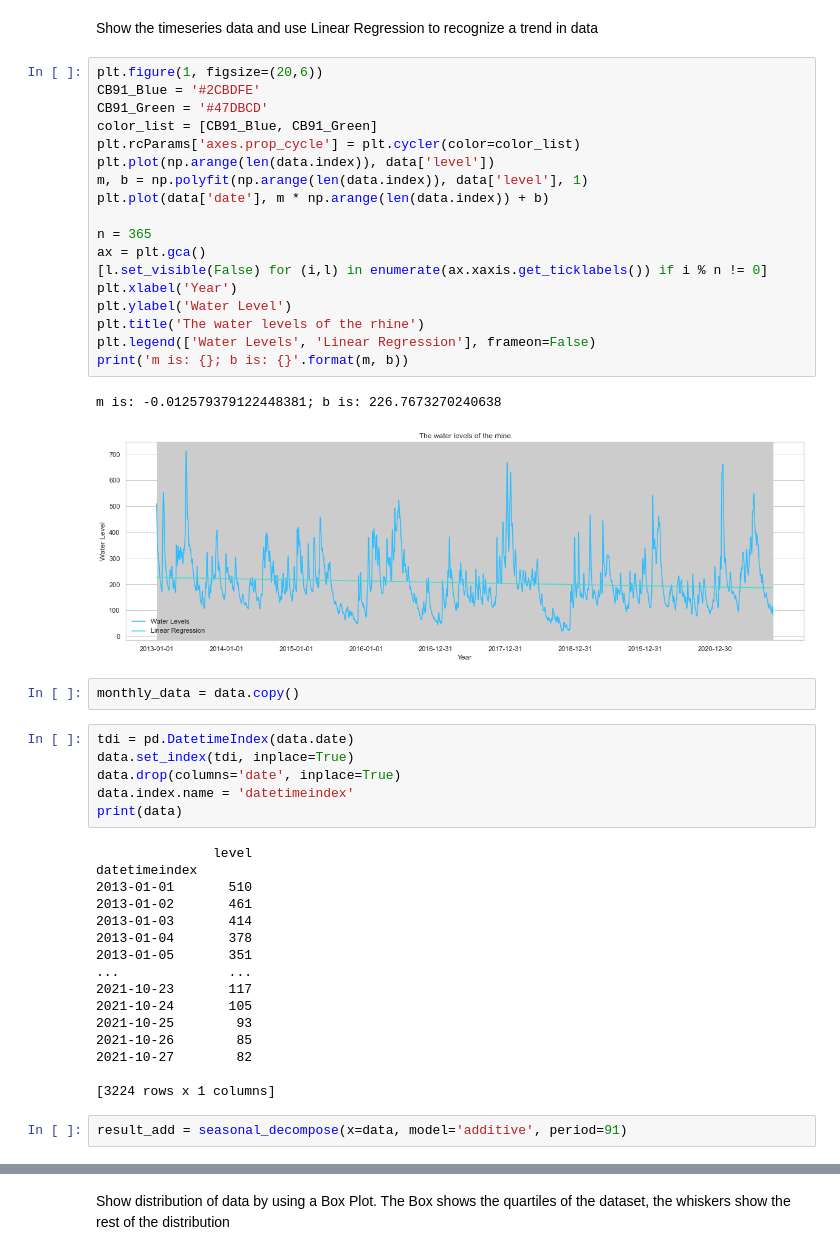
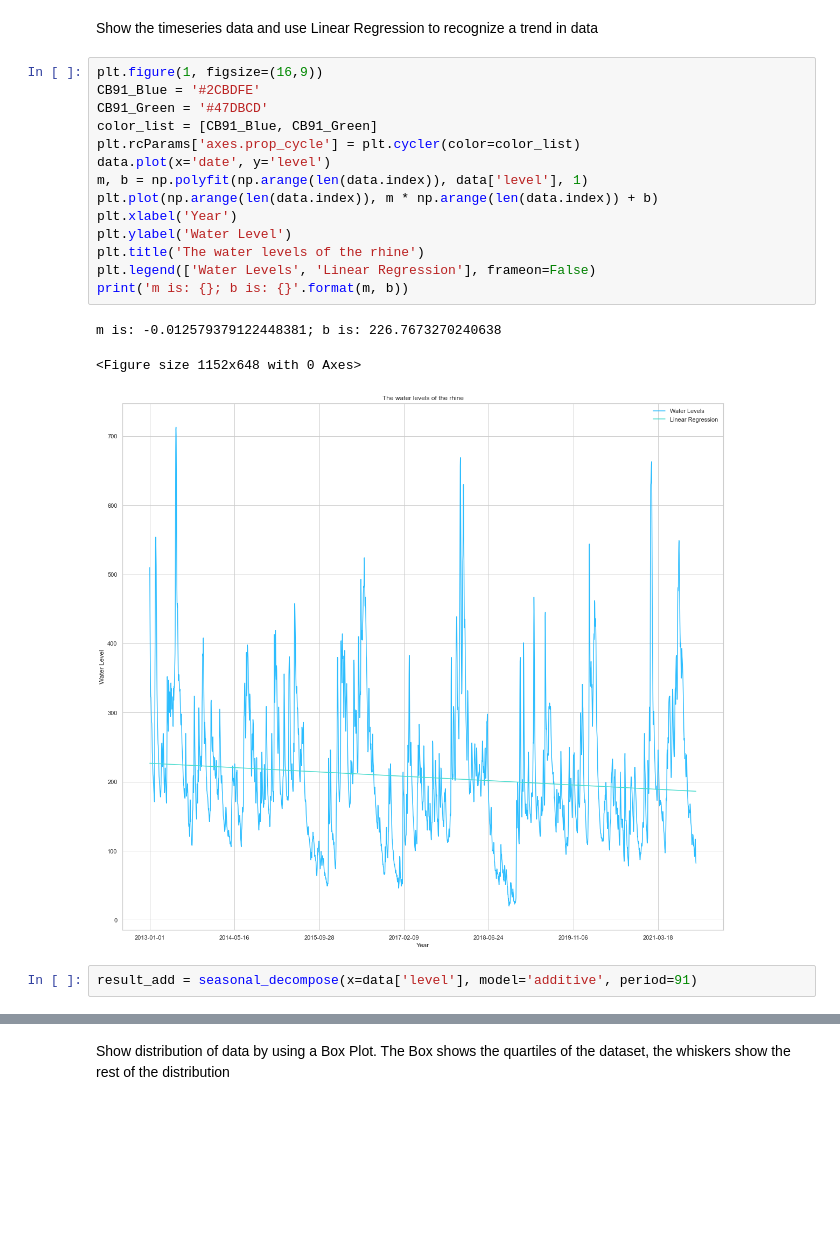
Before and after one commit to AJWarnke/datascienceml2022, a Jupyter notebook: analysis.ipynb, the cells around one changed output, grey strips where cells are left out. Drawn from its saved outputs; the diff is of its cells as text; blank space fills up the shorter version.

Commit message:
Reconfigure plots

```diff
--- a/analysis.ipynb
+++ b/analysis.ipynb
@@ -38,52 +47,25 @@ dtype: bool
 # %% [markdown]
 Show the timeseries data and use Linear Regression to recognize a trend in data
 # %%
-plt.figure(1, figsize=(20,6))
+plt.figure(1, figsize=(16,9))
 CB91_Blue = '#2CBDFE'
 CB91_Green = '#47DBCD'
 color_list = [CB91_Blue, CB91_Green]
 plt.rcParams['axes.prop_cycle'] = plt.cycler(color=color_list)
-plt.plot(np.arange(len(data.index)), data['level'])
+data.plot(x='date', y='level')
 m, b = np.polyfit(np.arange(len(data.index)), data['level'], 1)
-plt.plot(data['date'], m * np.arange(len(data.index)) + b)
-
-n = 365
-ax = plt.gca()
-[l.set_visible(False) for (i,l) in enumerate(ax.xaxis.get_ticklabels()) if i % n != 0]
+plt.plot(np.arange(len(data.index)), m * np.arange(len(data.index)) + b)
 plt.xlabel('Year')
 plt.ylabel('Water Level')
 plt.title('The water levels of the rhine')
 plt.legend(['Water Levels', 'Linear Regression'], frameon=False)
 print('m is: {}; b is: {}'.format(m, b))
 # %% [output]
 m is: -0.012579379122448381; b is: 226.7673270240638
+<Figure size 1152x648 with 0 Axes>
-[figure, old version]
+[figure, new version]
-# %%
-monthly_data = data.copy()
-# %%
-tdi = pd.DatetimeIndex(data.date)
-data.set_index(tdi, inplace=True)
-data.drop(columns='date', inplace=True)
-data.index.name = 'datetimeindex'
-print(data)
-# %% [output]
-               level
-datetimeindex
-2013-01-01       510
-2013-01-02       461
-2013-01-03       414
-2013-01-04       378
-2013-01-05       351
-...              ...
-2021-10-23       117
-2021-10-24       105
-2021-10-25        93
-2021-10-26        85
-2021-10-27        82
-
-[3224 rows x 1 columns]
 # %%
-result_add = seasonal_decompose(x=data, model='additive', period=91)
+result_add = seasonal_decompose(x=data['level'], model='additive', period=91)
 # %%
 plt.rc("figure", figsize=(20,18))
 result_add.plot()
```
Also changed, not shown: parts of 9 cells of this notebook.
